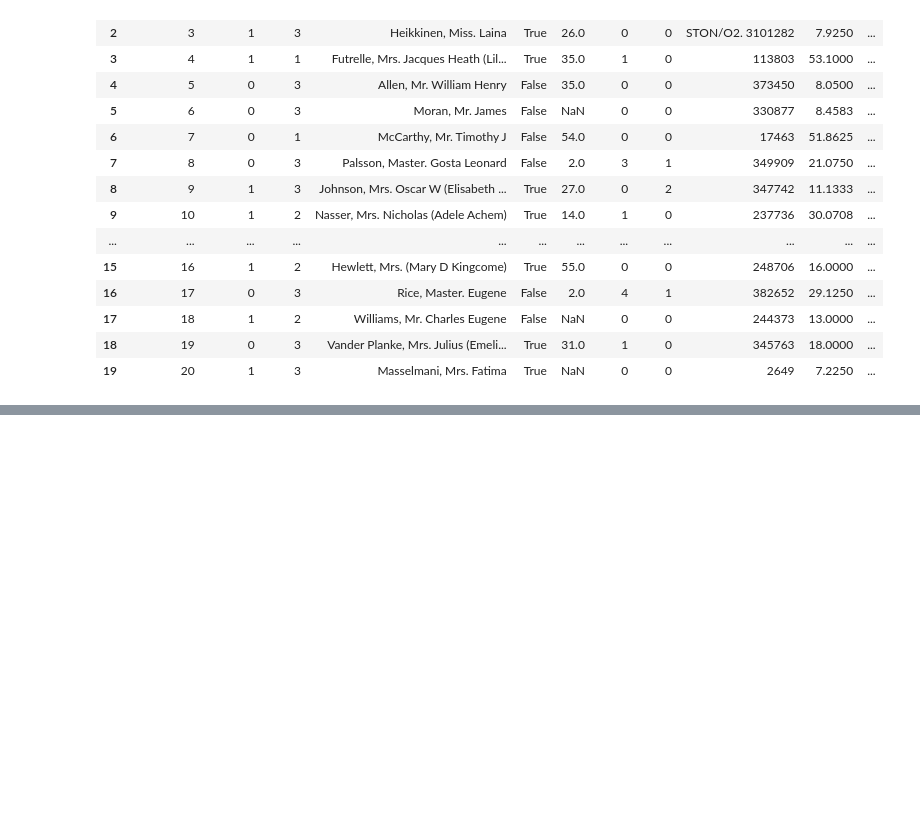
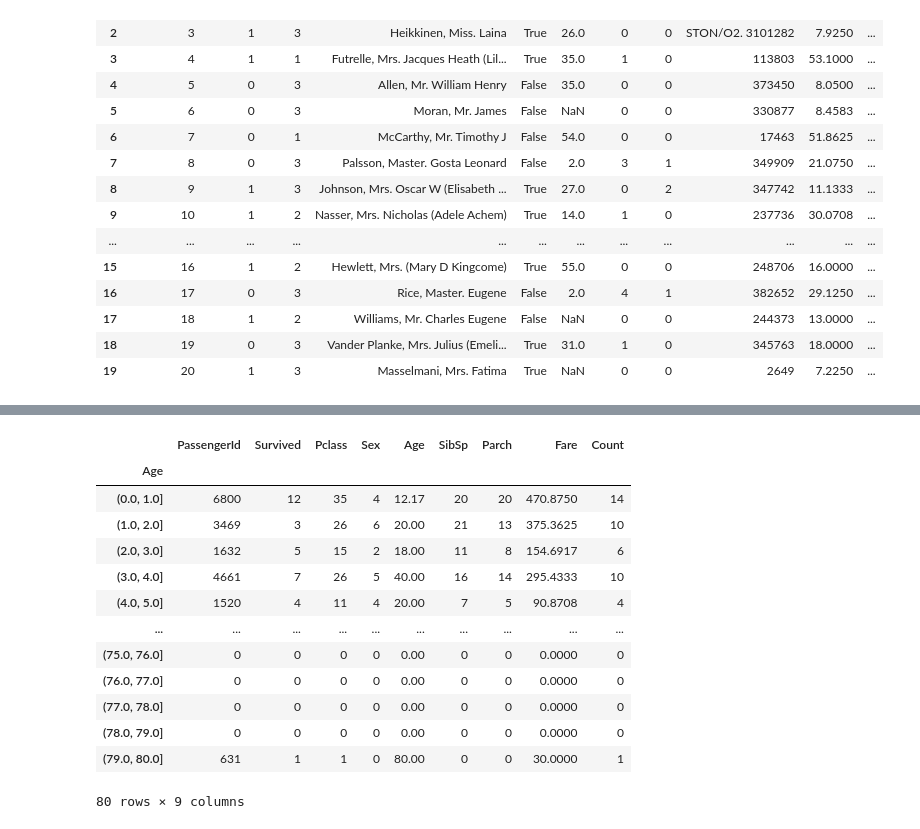
Before and after one commit to Yucheng-Zhu/Titanic_MachineLearningfromDisaster, a Jupyter notebook: Titanic (MLP).ipynb, the cells around one changed output, grey strips where cells are left out. Drawn from its saved outputs; the diff is of its cells as text; code cells hidden in the pictures; blank space fills up the shorter version.

```diff
--- a/Titanic (MLP).ipynb
+++ b/Titanic (MLP).ipynb
@@ -159,0 +214,22 @@ Grouped = PlotFeatureGroups(
+# %%
+Grouped = df_train.groupby(
+            pd.cut(
+                df_train['Age'], np.arange(0, df_train['Age'].max()+1, 1)
+            )
+        ).sum()
+Grouped
+# %% [output]
+|  | PassengerId | Survived | Pclass | Sex | Age | SibSp | Parch | Fare | Count |
+| Age |  |  |  |  |  |  |  |  |  |
+| (0.0, 1.0] | 6800 | 12 | 35 | 4 | 12.17 | 20 | 20 | 470.8750 | 14 |
+| (1.0, 2.0] | 3469 | 3 | 26 | 6 | 20.00 | 21 | 13 | 375.3625 | 10 |
+| (2.0, 3.0] | 1632 | 5 | 15 | 2 | 18.00 | 11 | 8 | 154.6917 | 6 |
+| (3.0, 4.0] | 4661 | 7 | 26 | 5 | 40.00 | 16 | 14 | 295.4333 | 10 |
+| (4.0, 5.0] | 1520 | 4 | 11 | 4 | 20.00 | 7 | 5 | 90.8708 | 4 |
+| ... | ... | ... | ... | ... | ... | ... | ... | ... | ... |
+| (75.0, 76.0] | 0 | 0 | 0 | 0 | 0.00 | 0 | 0 | 0.0000 | 0 |
+| (76.0, 77.0] | 0 | 0 | 0 | 0 | 0.00 | 0 | 0 | 0.0000 | 0 |
+| (77.0, 78.0] | 0 | 0 | 0 | 0 | 0.00 | 0 | 0 | 0.0000 | 0 |
+| (78.0, 79.0] | 0 | 0 | 0 | 0 | 0.00 | 0 | 0 | 0.0000 | 0 |
+| (79.0, 80.0] | 631 | 1 | 1 | 0 | 80.00 | 0 | 0 | 30.0000 | 1 |
+80 rows × 9 columns
```
Also changed, not shown: parts of 6 cells of this notebook.
